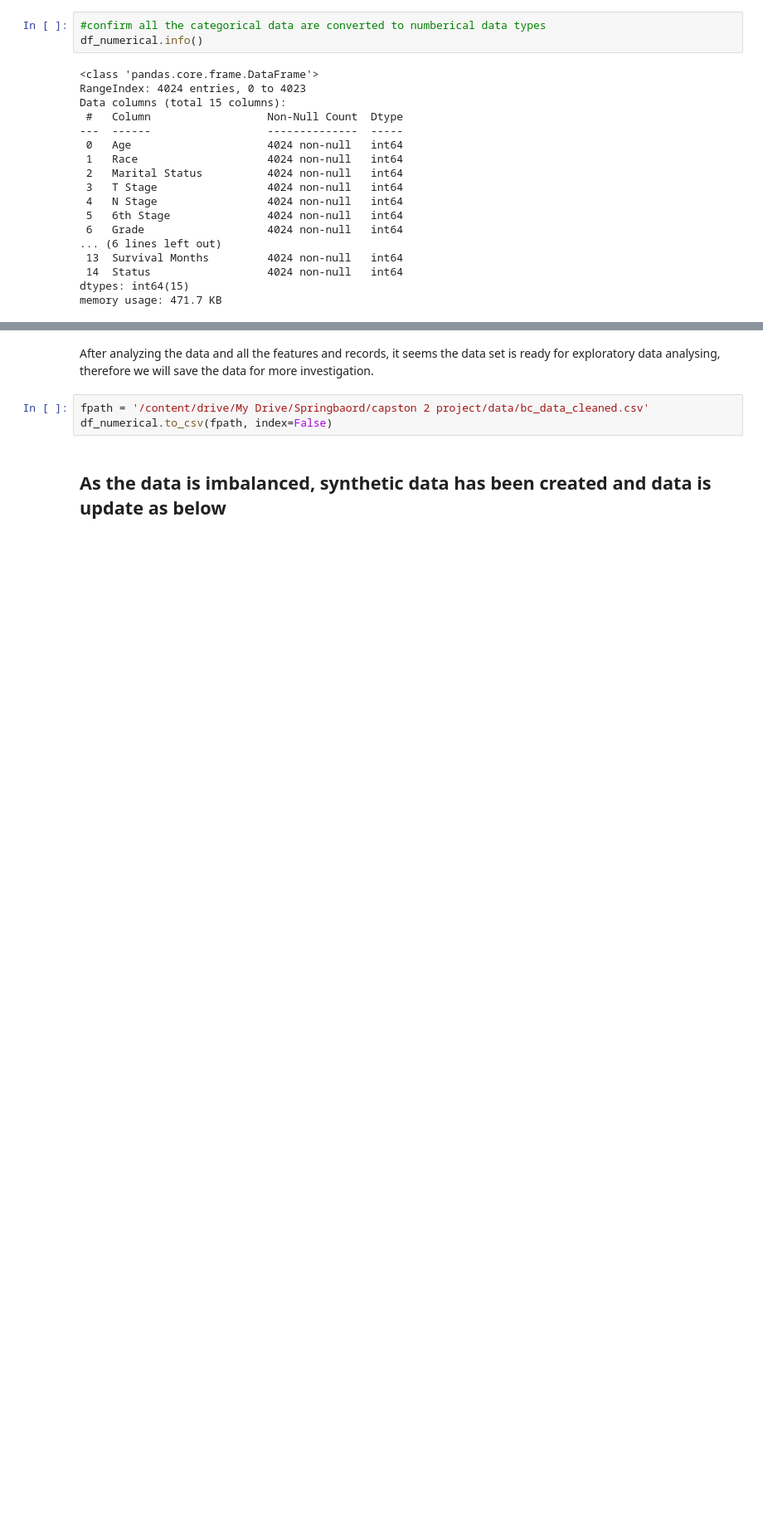
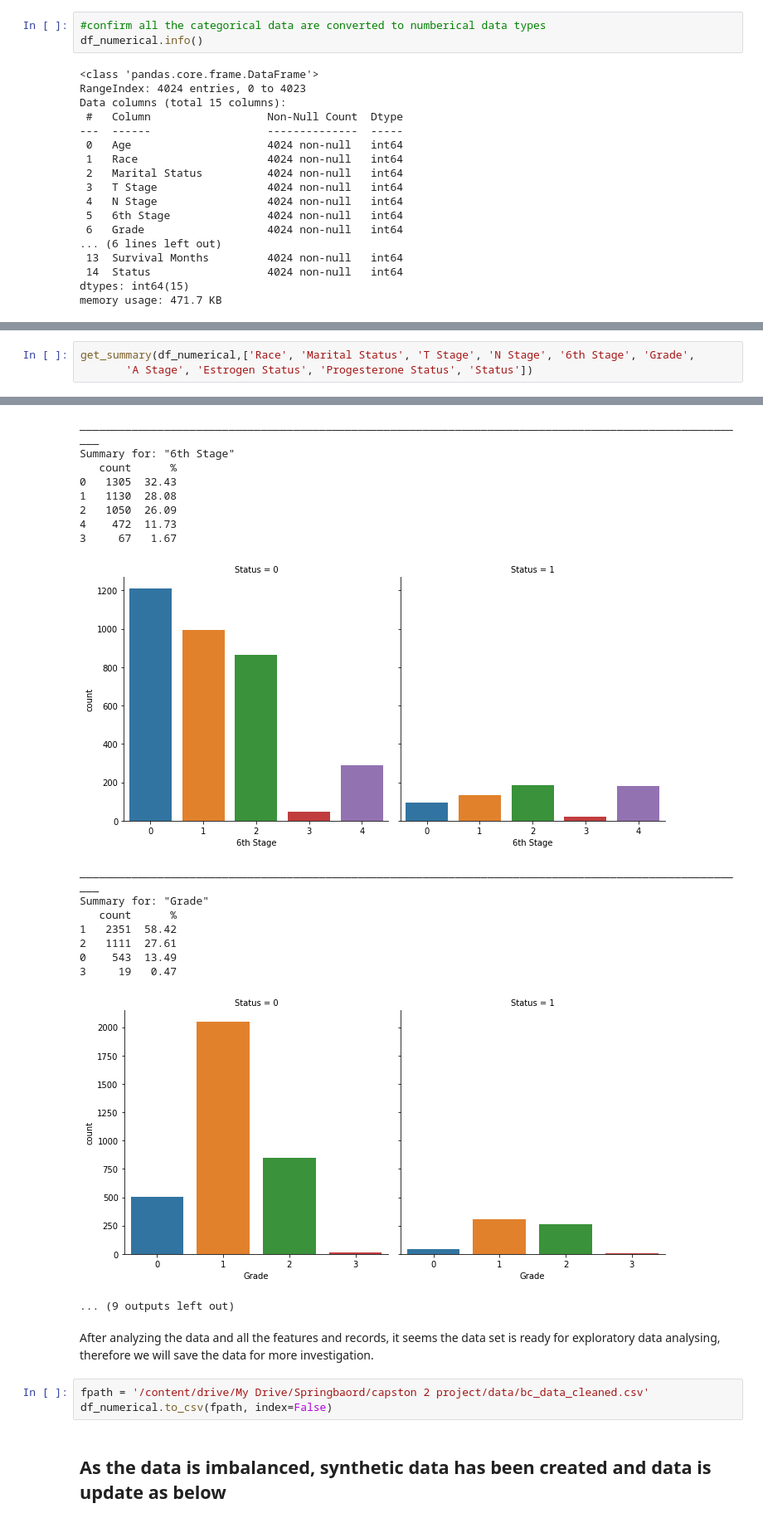
Before and after one commit to nakisa84/Springboard, a Jupyter notebook: capston 2 project/notebooks/BC-DataWrangling.ipynb, the cells around one changed output, grey strips where cells are left out. Shown at 83% size. Drawn from its saved outputs; the diff is of its cells as text; blank space fills up the shorter version.

```diff
--- a/capston 2 project/notebooks/BC-DataWrangling.ipynb
+++ b/capston 2 project/notebooks/BC-DataWrangling.ipynb
@@ -246 +322,5 @@ Summary for: "Grade"
 ... (9 outputs left out)
+# %%
+get_summary(df_numerical,['Race', 'Marital Status', 'T Stage', 'N Stage', '6th Stage', 'Grade',
+       'A Stage', 'Estrogen Status', 'Progesterone Status', 'Status'])
+# %% [output]
@@ -247,3 +357,21 @@ Summary for: "Grade"
+________________________________________________________________________________________________________
+Summary for: "6th Stage"
+   count      %
+0   1305  32.43
+1   1130  28.08
+2   1050  26.09
+4    472  11.73
+3     67   1.67
+[figure, added]
+________________________________________________________________________________________________________
+Summary for: "Grade"
+   count      %
+1   2351  58.42
+2   1111  27.61
+0    543  13.49
+3     19   0.47
+[figure, added]
+... (9 outputs left out)
 # %% [markdown]
 After analyzing the data and all the features and records, it seems the data set is ready for exploratory data analysing, therefore we will save the data for more investigation.
 # %%
```
Also changed, not shown: parts of 21 cells of this notebook, 3 other files.
